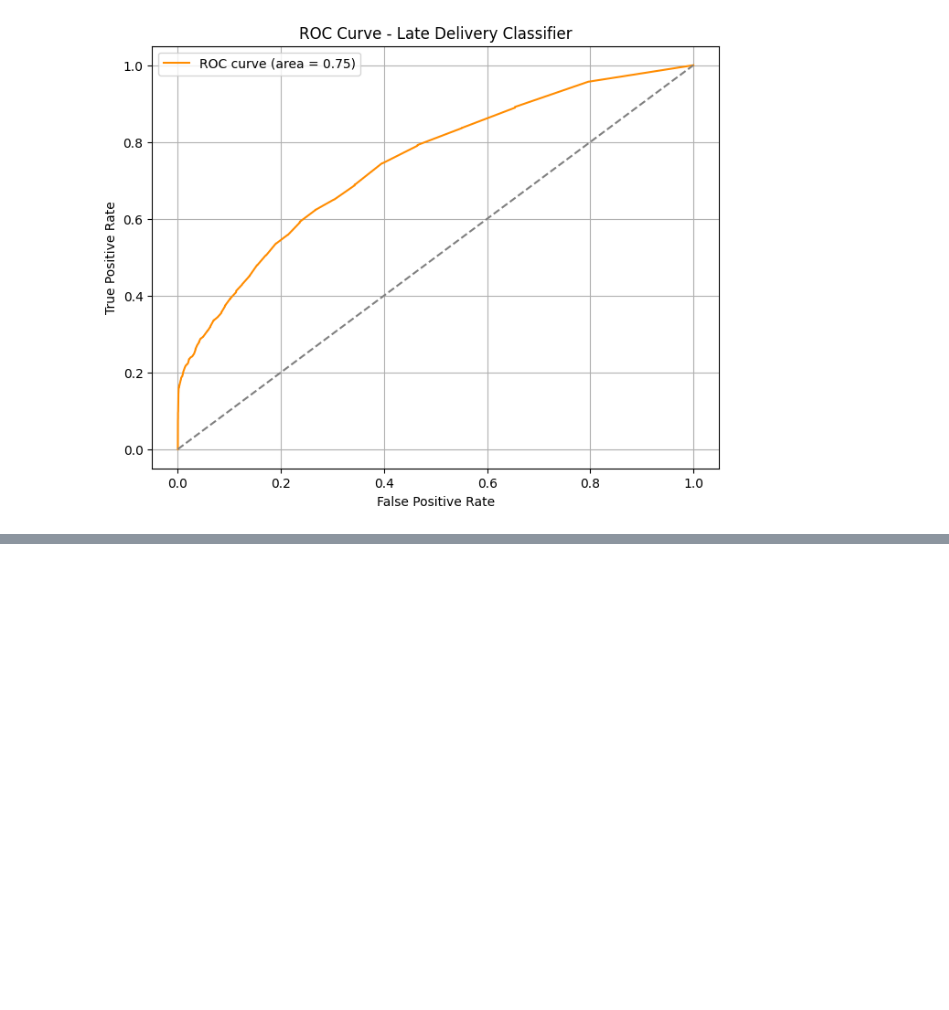
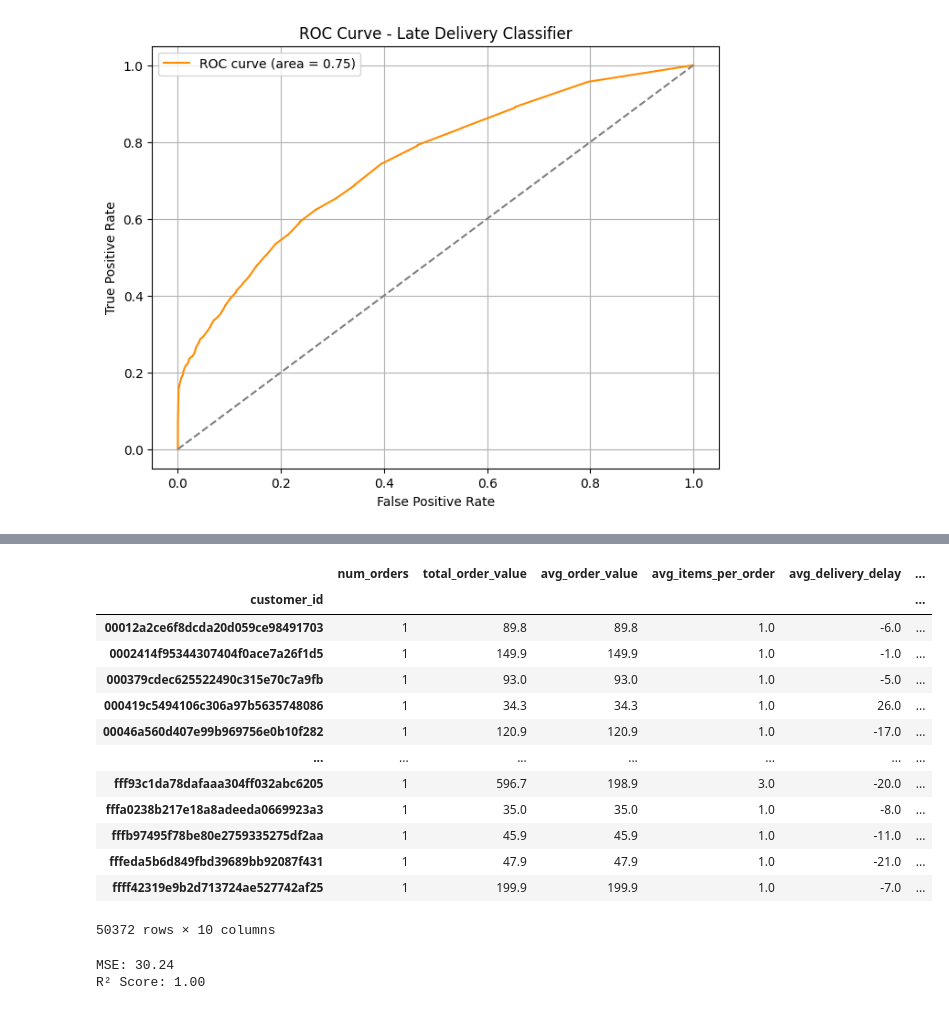
Before and after one commit to sohaibsalman13/Sales-Revenue-Prediction-App, a Jupyter notebook: main.ipynb, the cells around one changed output, grey strips where cells are left out. Cells and saved outputs as stored; diff of their text form; code cells hidden in the pictures; blank space fills up the shorter version.

```diff
--- a/main.ipynb
+++ b/main.ipynb
@@ -577,0 +629,52 @@ plt.show()
+# %%
+total_df['order_purchase_timestamp'] = pd.to_datetime(
+    total_df['order_purchase_timestamp'])
+
+# aggregating features per customer
+customer_data = total_df.groupby('customer_id').agg(
+    {
+        'order_id': 'nunique',
+        'total_price_per_order': ['sum', 'mean'],
+        'num_items_per_order': 'mean',
+        'delayed_delivery_days': 'mean',
+        'avg_review_score': 'mean',
+        'order_purchase_timestamp': ['min', 'max']
+    }
+)
+
+customer_data.columns = ['_'.join(col).strip() for col in customer_data.columns.values]
+
+# renaming columns appropriately
+customer_data = customer_data.rename(columns={
+    'order_id_nunique': 'num_orders',
+    'total_price_per_order_sum': 'total_order_value',
+    'total_price_per_order_mean': 'avg_order_value',
+    'num_items_per_order_mean': 'avg_items_per_order',
+    'delayed_delivery_days_mean': 'avg_delivery_delay',
+    'review_score_mean': 'avg_review_score',
+    'order_purchase_timestamp_min': 'first_order_date',
+    'order_purchase_timestamp_max': 'last_order_date'
+})
+
+customer_data['order_period_days'] = (customer_data['last_order_date']
+    - customer_data['first_order_date']).dt.days
+
+customer_data['orders_per_month'] = customer_data['num_orders'] \
+    / (customer_data['order_period_days'] / 30 + 1e-5)
+# %%
+customer_data
+# %% [output]
+|  | num_orders | total_order_value | avg_order_value | avg_items_per_order | avg_delivery_delay | ... |
+| customer_id |  |  |  |  |  | ... |
+| 00012a2ce6f8dcda20d059ce98491703 | 1 | 89.8 | 89.8 | 1.0 | -6.0 | ... |
+| 0002414f95344307404f0ace7a26f1d5 | 1 | 149.9 | 149.9 | 1.0 | -1.0 | ... |
+| 000379cdec625522490c315e70c7a9fb | 1 | 93.0 | 93.0 | 1.0 | -5.0 | ... |
+| 000419c5494106c306a97b5635748086 | 1 | 34.3 | 34.3 | 1.0 | 26.0 | ... |
+| 00046a560d407e99b969756e0b10f282 | 1 | 120.9 | 120.9 | 1.0 | -17.0 | ... |
+| ... | ... | ... | ... | ... | ... | ... |
+| fff93c1da78dafaaa304ff032abc6205 | 1 | 596.7 | 198.9 | 3.0 | -20.0 | ... |
+| fffa0238b217e18a8adeeda0669923a3 | 1 | 35.0 | 35.0 | 1.0 | -8.0 | ... |
+| fffb97495f78be80e2759335275df2aa | 1 | 45.9 | 45.9 | 1.0 | -11.0 | ... |
+| fffeda5b6d849fbd39689bb92087f431 | 1 | 47.9 | 47.9 | 1.0 | -21.0 | ... |
+| ffff42319e9b2d713724ae527742af25 | 1 | 199.9 | 199.9 | 1.0 | -7.0 | ... |
+50372 rows × 10 columns
@@ -577,0 +719,9 @@ plt.show()
+# %%
+mse = mean_squared_error(y_test, y_pred)
+r2 = r2_score(y_test, y_pred)
+
+print(f"MSE: {mse:.2f}")
+print(f"R² Score: {r2:.2f}")
+# %% [output]
+MSE: 30.24
+R² Score: 1.00
```
Also changed, not shown: parts of 14 cells of this notebook, 1 other file.
